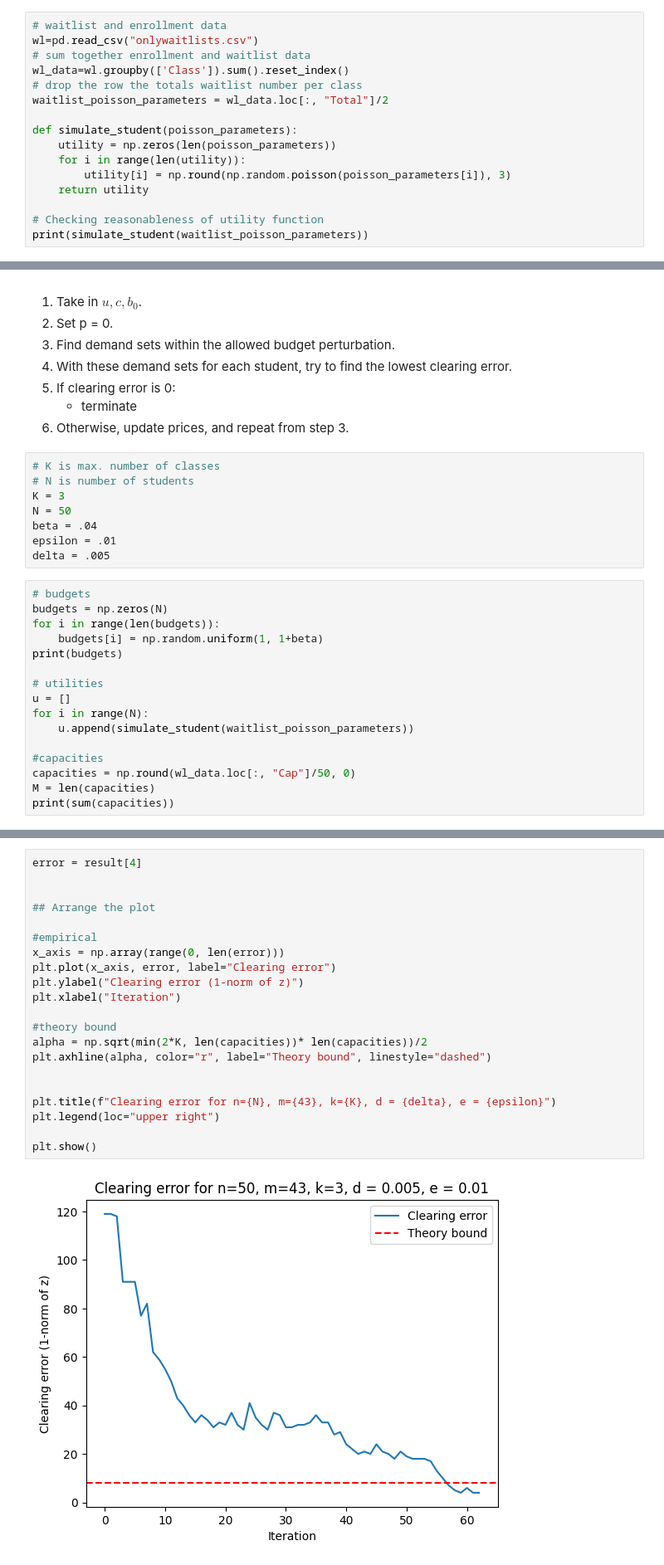
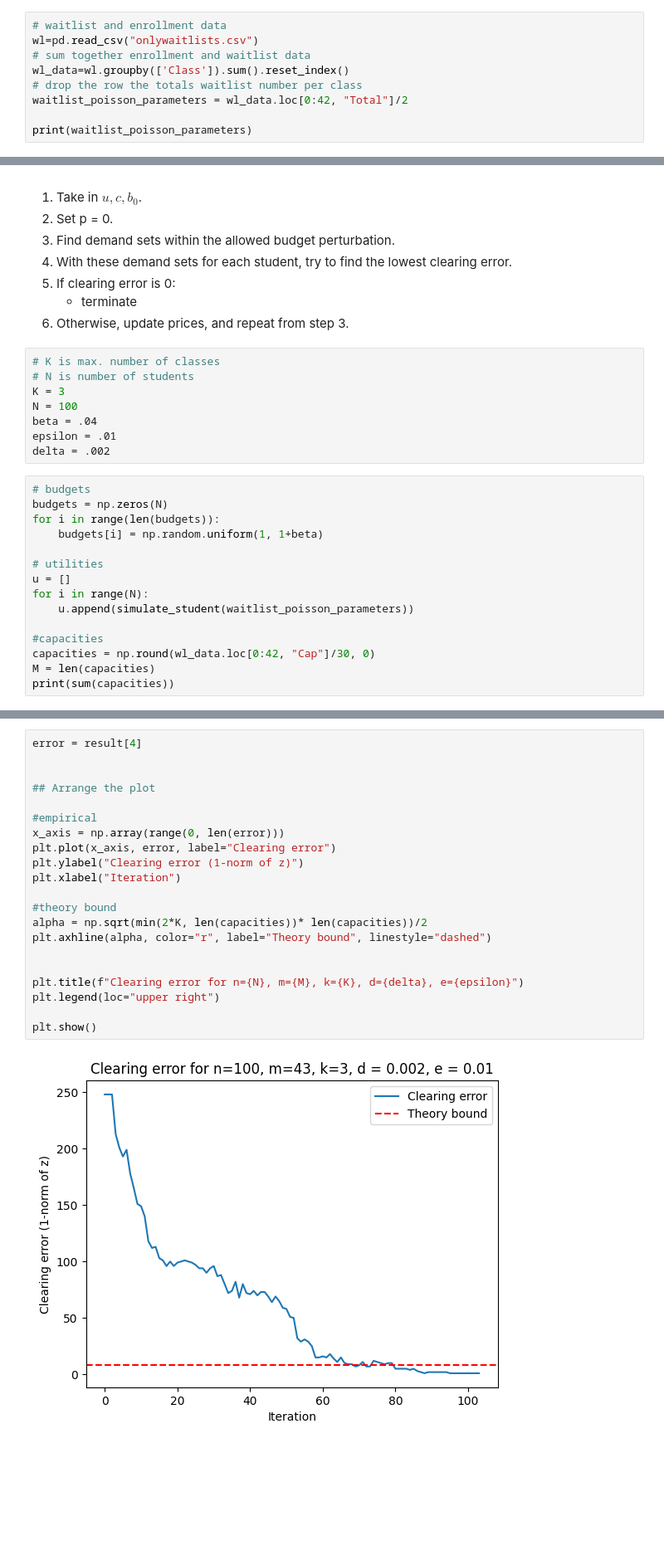
Before and after one commit to sarah-gu/course-allocation-aceei, a Jupyter notebook: pj_custom.ipynb, the cells around one changed output, grey strips where cells are left out. Shown at 83% size. Cells and saved outputs as stored; diff of their text form; blank space fills up the shorter version.

```diff
--- a/pj_custom.ipynb
+++ b/pj_custom.ipynb
@@ -10,14 +10,7 @@ wl=pd.read_csv("onlywaitlists.csv")
 # sum together enrollment and waitlist data
 wl_data=wl.groupby(['Class']).sum().reset_index()
 # drop the row the totals waitlist number per class
-waitlist_poisson_parameters = wl_data.loc[:, "Total"]/2
+waitlist_poisson_parameters = wl_data.loc[0:42, "Total"]/2
 
-def simulate_student(poisson_parameters):
-    utility = np.zeros(len(poisson_parameters))
-    for i in range(len(utility)):
-        utility[i] = np.round(np.random.poisson(poisson_parameters[i]), 3)
-    return utility
-
-# Checking reasonableness of utility function
-print(simulate_student(waitlist_poisson_parameters))
+print(waitlist_poisson_parameters)
 # %% [output]
@@ -265,16 +284,15 @@ Outputs
 # K is max. number of classes
 # N is number of students
 K = 3
-N = 50
+N = 100
 beta = .04
 epsilon = .01
-delta = .005
+delta = .002
 # %%
 # budgets
 budgets = np.zeros(N)
 for i in range(len(budgets)):
     budgets[i] = np.random.uniform(1, 1+beta)
-print(budgets)
 
 # utilities
 u = []
@@ -282,7 +300,7 @@ for i in range(N):
     u.append(simulate_student(waitlist_poisson_parameters))
 
 #capacities
-capacities = np.round(wl_data.loc[:, "Cap"]/50, 0)
+capacities = np.round(wl_data.loc[0:42, "Cap"]/30, 0)
 M = len(capacities)
 print(sum(capacities))
 # %% [output]
@@ -360,23 +369,23 @@ Budget-weighted social welfare:  340.66071195993925
 # %%
 error = result[4]
 
 
 ## Arrange the plot
 
 #empirical
 x_axis = np.array(range(0, len(error)))
 plt.plot(x_axis, error, label="Clearing error")
 plt.ylabel("Clearing error (1-norm of z)")
 plt.xlabel("Iteration")
 
 #theory bound
 alpha = np.sqrt(min(2*K, len(capacities))* len(capacities))/2
 plt.axhline(alpha, color="r", label="Theory bound", linestyle="dashed")
 
 
-plt.title(f"Clearing error for n={N}, m={43}, k={K}, d = {delta}, e = {epsilon}")
+plt.title(f"Clearing error for n={N}, m={M}, k={K}, d={delta}, e={epsilon}")
 plt.legend(loc="upper right")
 
 plt.show()
 # %% [output]
-[figure, old version]
+[figure, new version]
```
Also changed, not shown: parts of 7 cells of this notebook.
